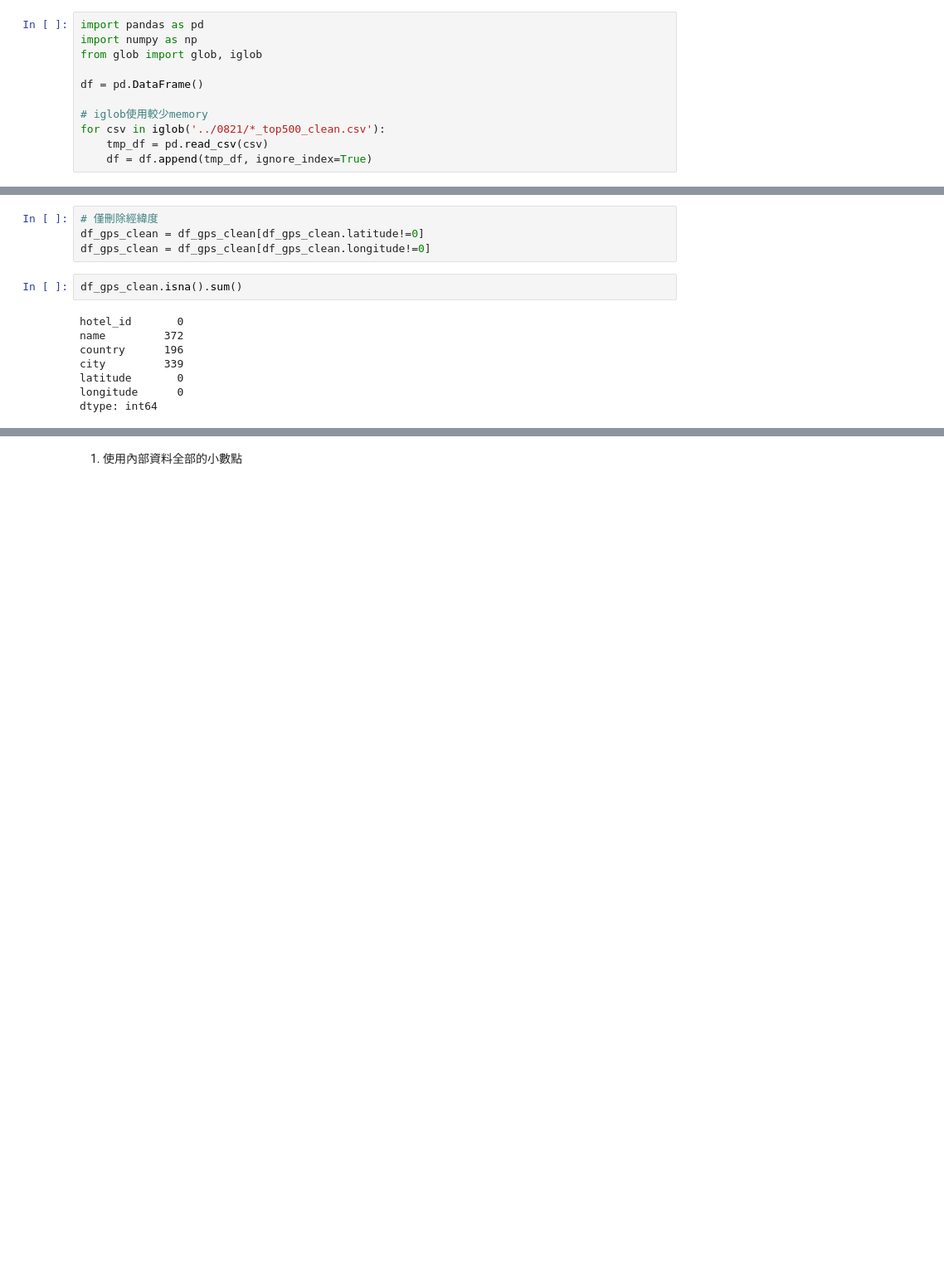
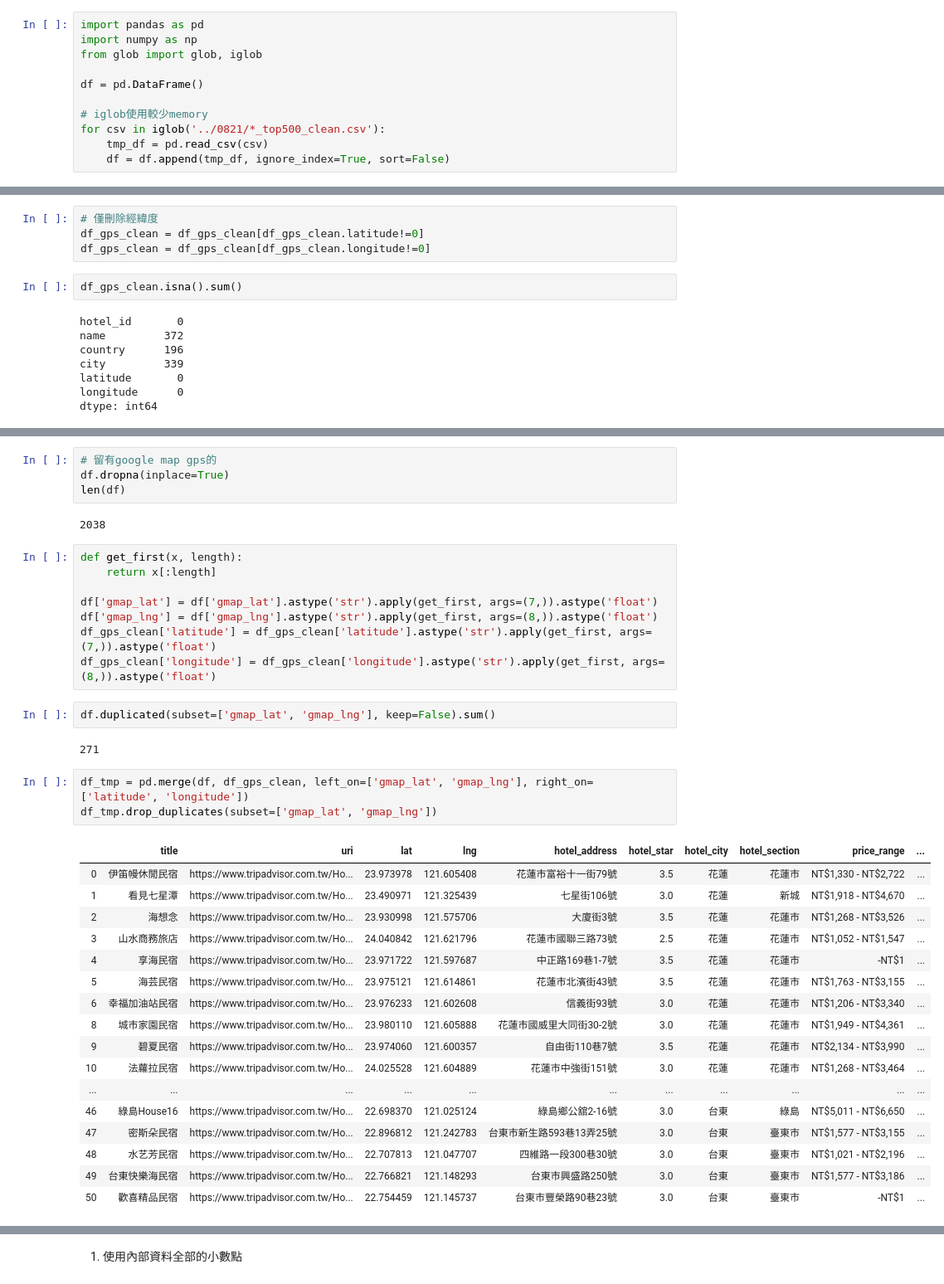
Before and after one commit to johnny12150/19-lab-summer-training, a Jupyter notebook: 0829/concat_hotel.ipynb, the cells around one changed output, grey strips where cells are left out. Shown at 83% size. Saved outputs shown, nothing was run; the diff lists cells and outputs as text; blank space fills up the shorter version.

Commit message:
merge with google map gps

```diff
--- a/0829/concat_hotel.ipynb
+++ b/0829/concat_hotel.ipynb
@@ -10,4 +10,4 @@ df = pd.DataFrame()
 # iglob使用較少memory
 for csv in iglob('../0821/*_top500_clean.csv'):
     tmp_df = pd.read_csv(csv)
-    df = df.append(tmp_df, ignore_index=True)
+    df = df.append(tmp_df, ignore_index=True, sort=False)
@@ -78,0 +120,39 @@ dtype: int64
+# %%
+# 留有google map gps的
+df.dropna(inplace=True)
+len(df)
+# %% [output]
+2038
+# %%
+def get_first(x, length):
+    return x[:length]
+
+df['gmap_lat'] = df['gmap_lat'].astype('str').apply(get_first, args=(7,)).astype('float')
+df['gmap_lng'] = df['gmap_lng'].astype('str').apply(get_first, args=(8,)).astype('float')
+df_gps_clean['latitude'] = df_gps_clean['latitude'].astype('str').apply(get_first, args=(7,)).astype('float')
+df_gps_clean['longitude'] = df_gps_clean['longitude'].astype('str').apply(get_first, args=(8,)).astype('float')
+# %%
+df.duplicated(subset=['gmap_lat', 'gmap_lng'], keep=False).sum()
+# %% [output]
+271
+# %%
+df_tmp = pd.merge(df, df_gps_clean, left_on=['gmap_lat', 'gmap_lng'], right_on=['latitude', 'longitude'])
+df_tmp.drop_duplicates(subset=['gmap_lat', 'gmap_lng'])
+# %% [output]
+|  | title | uri | lat | lng | hotel_address | hotel_star | hotel_city | hotel_section | price_range | ... |
+| 0 | 伊笛幔休閒民宿 | https://www.tripadvisor.com.tw/Ho... | 23.973978 | 121.605408 | 花蓮市富裕十一街79號 | 3.5 | 花蓮 | 花蓮市 | NT$1,330 - NT$2,722 | ... |
+| 1 | 看見七星潭 | https://www.tripadvisor.com.tw/Ho... | 23.490971 | 121.325439 | 七星街106號 | 3.0 | 花蓮 | 新城 | NT$1,918 - NT$4,670 | ... |
+| 2 | 海想念 | https://www.tripadvisor.com.tw/Ho... | 23.930998 | 121.575706 | 大廈街3號 | 3.5 | 花蓮 | 花蓮市 | NT$1,268 - NT$3,526 | ... |
+| 3 | 山水商務旅店 | https://www.tripadvisor.com.tw/Ho... | 24.040842 | 121.621796 | 花蓮市國聯三路73號 | 2.5 | 花蓮 | 花蓮市 | NT$1,052 - NT$1,547 | ... |
+| 4 | 享海民宿 | https://www.tripadvisor.com.tw/Ho... | 23.971722 | 121.597687 | 中正路169巷1-7號 | 3.5 | 花蓮 | 花蓮市 | -NT$1 | ... |
+| 5 | 海芸民宿 | https://www.tripadvisor.com.tw/Ho... | 23.975121 | 121.614861 | 花蓮市北濱街43號 | 3.5 | 花蓮 | 花蓮市 | NT$1,763 - NT$3,155 | ... |
+| 6 | 幸福加油站民宿 | https://www.tripadvisor.com.tw/Ho... | 23.976233 | 121.602608 | 信義街93號 | 3.0 | 花蓮 | 花蓮市 | NT$1,206 - NT$3,340 | ... |
+| 8 | 城市家園民宿 | https://www.tripadvisor.com.tw/Ho... | 23.980110 | 121.605888 | 花蓮市國威里大同街30-2號 | 3.0 | 花蓮 | 花蓮市 | NT$1,949 - NT$4,361 | ... |
+| 9 | 碧夏民宿 | https://www.tripadvisor.com.tw/Ho... | 23.974060 | 121.600357 | 自由街110巷7號 | 3.5 | 花蓮 | 花蓮市 | NT$2,134 - NT$3,990 | ... |
+| 10 | 法蘿拉民宿 | https://www.tripadvisor.com.tw/Ho... | 24.025528 | 121.604889 | 花蓮市中強街151號 | 3.0 | 花蓮 | 花蓮市 | NT$1,268 - NT$3,464 | ... |
+| ... | ... | ... | ... | ... | ... | ... | ... | ... | ... | ... |
+| 46 | 綠島House16 | https://www.tripadvisor.com.tw/Ho... | 22.698370 | 121.025124 | 綠島鄉公舘2-16號 | 3.0 | 台東 | 綠島 | NT$5,011 - NT$6,650 | ... |
+| 47 | 密斯朵民宿 | https://www.tripadvisor.com.tw/Ho... | 22.896812 | 121.242783 | 台東市新生路593巷13弄25號 | 3.0 | 台東 | 臺東市 | NT$1,577 - NT$3,155 | ... |
+| 48 | 水艺芳民宿 | https://www.tripadvisor.com.tw/Ho... | 22.707813 | 121.047707 | 四維路一段300巷30號 | 3.0 | 台東 | 臺東市 | NT$1,021 - NT$2,196 | ... |
+| 49 | 台東快樂海民宿 | https://www.tripadvisor.com.tw/Ho... | 22.766821 | 121.148293 | 台東市興盛路250號 | 3.0 | 台東 | 臺東市 | NT$1,577 - NT$3,186 | ... |
+| 50 | 歡喜精品民宿 | https://www.tripadvisor.com.tw/Ho... | 22.754459 | 121.145737 | 台東市豐榮路90巷23號 | 3.0 | 台東 | 臺東市 | -NT$1 | ... |
```
Also changed, not shown: parts of 15 cells of this notebook.
